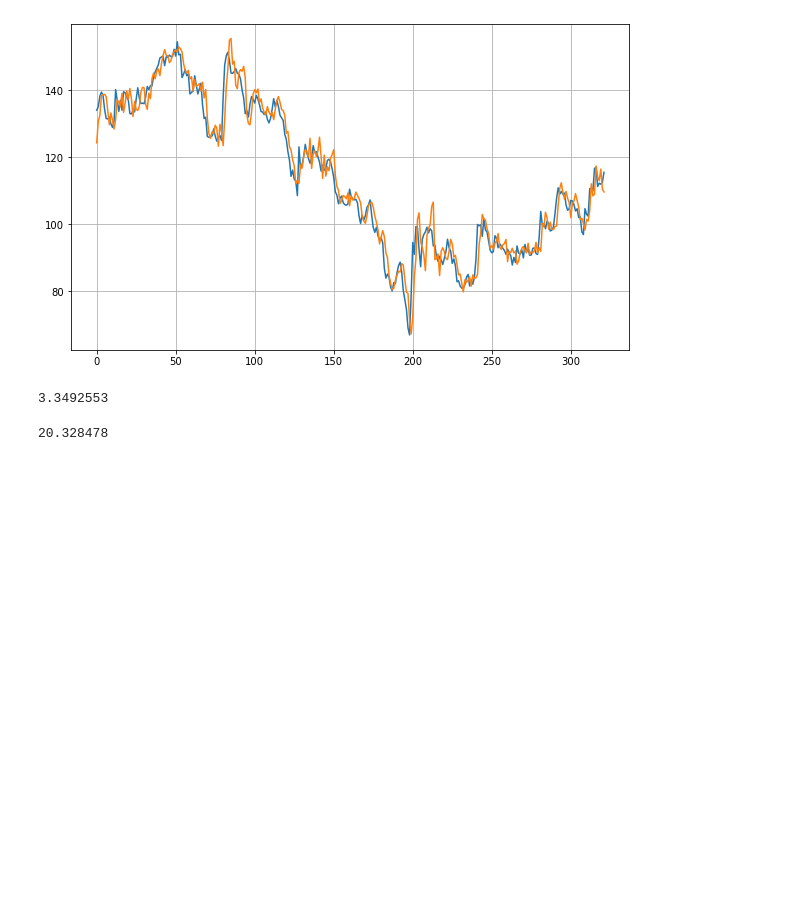
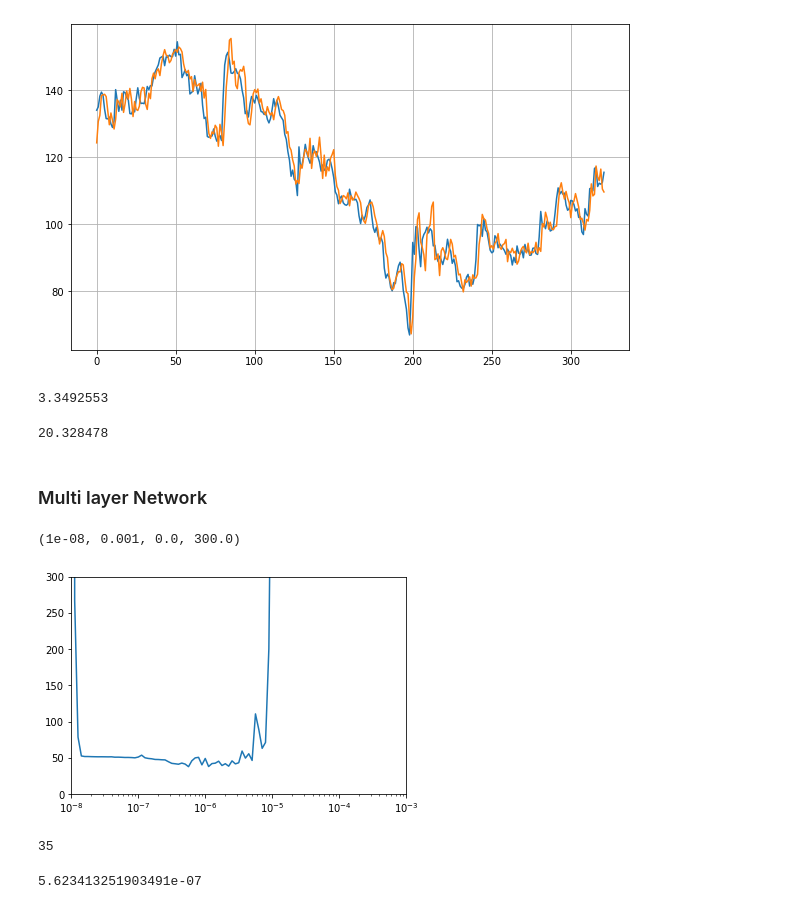
Before and after one commit to kairavkkp/tf-exam-revision, a Jupyter notebook: Course-4/exercise-2-NN-Minda-Corp.ipynb, the cells around one changed output. Cells and saved outputs as stored; diff of their text form; code cells hidden in the pictures; blank space fills up the shorter version.

```diff
--- a/Course-4/exercise-2-NN-Minda-Corp.ipynb
+++ b/Course-4/exercise-2-NN-Minda-Corp.ipynb
@@ -89,3 +91,33 @@ print(tf.keras.metrics.mean_absolute_error(price_valid,results).numpy())
 print(tf.keras.metrics.mean_squared_error(price_valid,results).numpy())
 # %% [output]
 20.328478
+# %% [markdown]
+### Multi layer Network
+# %%
+model = tf.keras.Sequential([
+    tf.keras.layers.Dense(10,input_shape=[window_size],activation='relu'),
+    tf.keras.layers.Dense(10,activation='relu'),
+    tf.keras.layers.Dense(1)
+])
+# %%
+lr_sch = tf.keras.callbacks.LearningRateScheduler(
+    lambda epoch : 1e-8 * 10**(epoch/20))
+
+optimizer = tf.keras.optimizers.SGD(lr=1e-8,momentum=0.9)
+model.compile(loss='mse',optimizer=optimizer)
+history = model.fit(dataset,epochs = 100,callbacks=[lr_sch],verbose=0)
+# %%
+lrs = 1e-8 * (10**(np.arange(100)/20))
+plt.semilogx(lrs,history.history['loss'])
+plt.axis([1e-8,1e-3,0,300])
+# %% [output]
+(1e-08, 0.001, 0.0, 300.0)
+[figure, added]
+# %%
+history.history['loss'].index(min(history.history['loss']))
+# %% [output]
+35
+# %%
+lrs[35]
+# %% [output]
+5.623413251903491e-07
```
Also changed, not shown: parts of 6 cells of this notebook.
